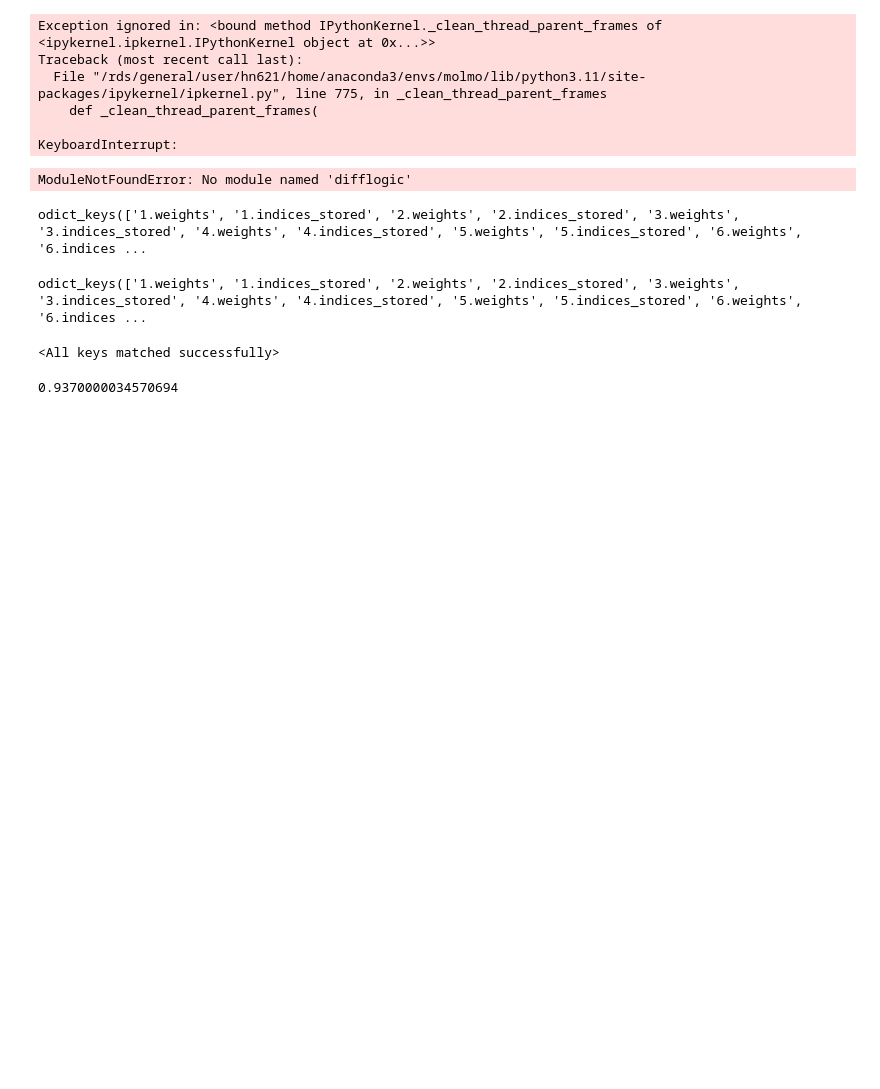
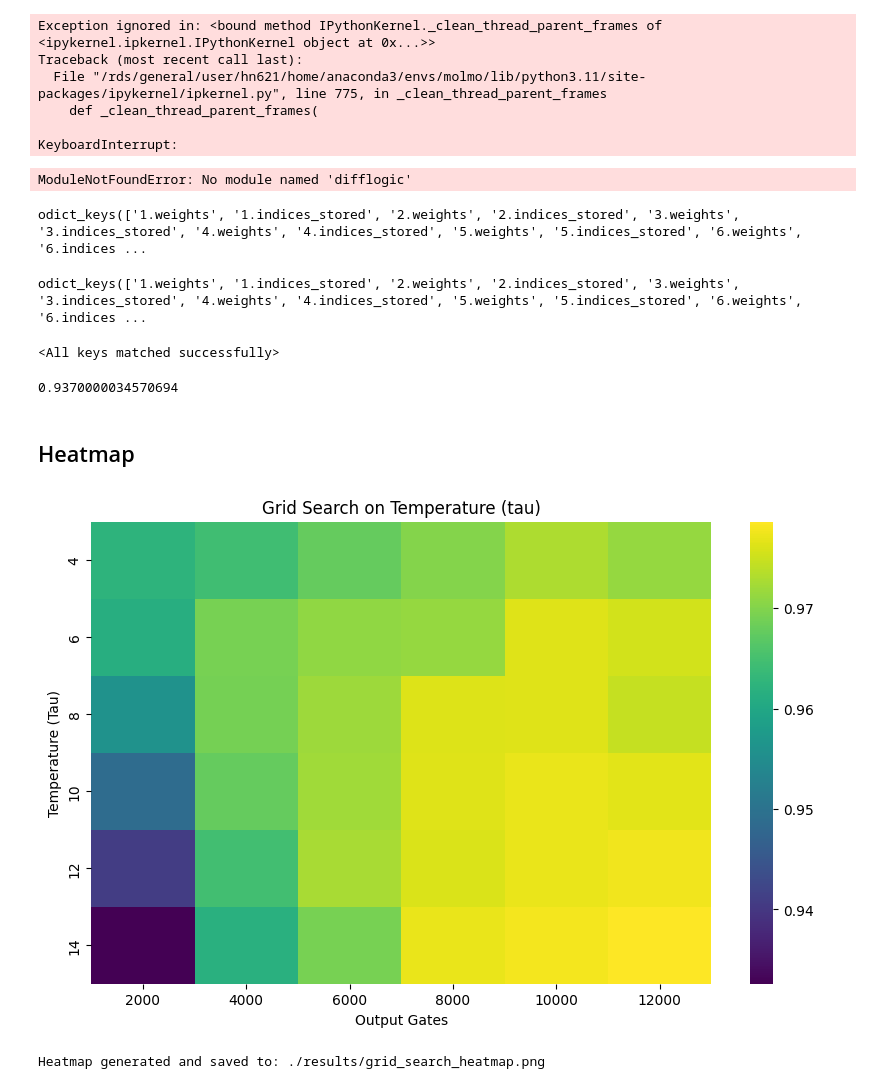
Before and after one commit to johanjino/traceable-difflogic, a Jupyter notebook: experiments/plots.ipynb, the cells around one changed output. Saved outputs shown, nothing was run; the diff lists cells and outputs as text; code cells hidden in the pictures; blank space fills up the shorter version.

Commit message:
update experiments

```diff
--- a/experiments/plots.ipynb
+++ b/experiments/plots.ipynb
@@ -114,3 +120,68 @@ test_loader = torch.utils.data.DataLoader(test_set, batch_size=100, shuffle=Fals
 eval(model, test_loader)
 # %% [output]
 0.9370000034570694
+# %% [markdown]
+## Heatmap
+# %%
+import os
+import json
+import math
+import numpy as np
+import matplotlib.pyplot as plt
+import seaborn as sns
+
+# ----- Parameters (should match the grid search settings) -----
+# List of output neuron counts to try
+K_NEURONS = [2000, 4000, 6000, 8000, 10000, 12000]
+NUM_CLASSES = 10  # e.g., MNIST has 10 classes
+
+# Fixed list of tau values used in the grid search (order should match the grid search)
+TAU_VALUES = [4, 6, 8, 10, 12, 14]
+
+# Base experiment ID (should be the same as used in the grid search script)
+base_experiment_id = 525000
+
+# Directory where the JSON log files are saved
+RESULTS_DIR = "./results"
+
+# Initialize results matrix: rows = tau values, columns = output_neurons/num_classes (ratio)
+num_taus = len(TAU_VALUES)
+num_configs = len(K_NEURONS)
+results = np.zeros((num_taus, num_configs))
+
+# Loop over each configuration (columns) and each tau value (rows)
+for col, num_neurons in enumerate(K_NEURONS):
+    output_ratio = num_neurons / NUM_CLASSES  # for x-axis labeling
+    for row, tau in enumerate(TAU_VALUES):
+        # Compute the experiment ID used for this configuration
+        experiment_id = base_experiment_id + col * num_taus + row
+        json_file_path = os.path.join(RESULTS_DIR, f"00{experiment_id}.json")
+
+        try:
+            with open(json_file_path, "r") as jf:
+                log_data = json.load(jf)
+            # Extract the accuracy from the JSON
+            final_accuracy = float(max(log_data["test_acc_eval_mode"]))
+        except Exception as e:
+            print(f"Error reading {json_file_path}: {e}")
+            final_accuracy = 0.0
+
+        results[row, col] = final_accuracy
+
+x_labels = [f"{k}" for k in K_NEURONS]
+y_labels = [str(t) for t in TAU_VALUES]
+
+# Plot the heatmap
+plt.figure(figsize=(10, 6))
+ax = sns.heatmap(results, annot=False, fmt=".1f", xticklabels=x_labels, yticklabels=y_labels, cmap="viridis")
+ax.set_xlabel("Output Gates")
+ax.set_ylabel("Temperature (Tau)")
+ax.set_title("Grid Search on Temperature (tau)")
+heatmap_path = os.path.join(RESULTS_DIR, "grid_search_heatmap.png")
+plt.savefig(heatmap_path)
+plt.show()
+
+print(f"Heatmap generated and saved to: {heatmap_path}")
+# %% [output]
+[figure, added]
+Heatmap generated and saved to: ./results/grid_search_heatmap.png
```
Also changed, not shown: parts of 5 cells of this notebook, 4 other files.
